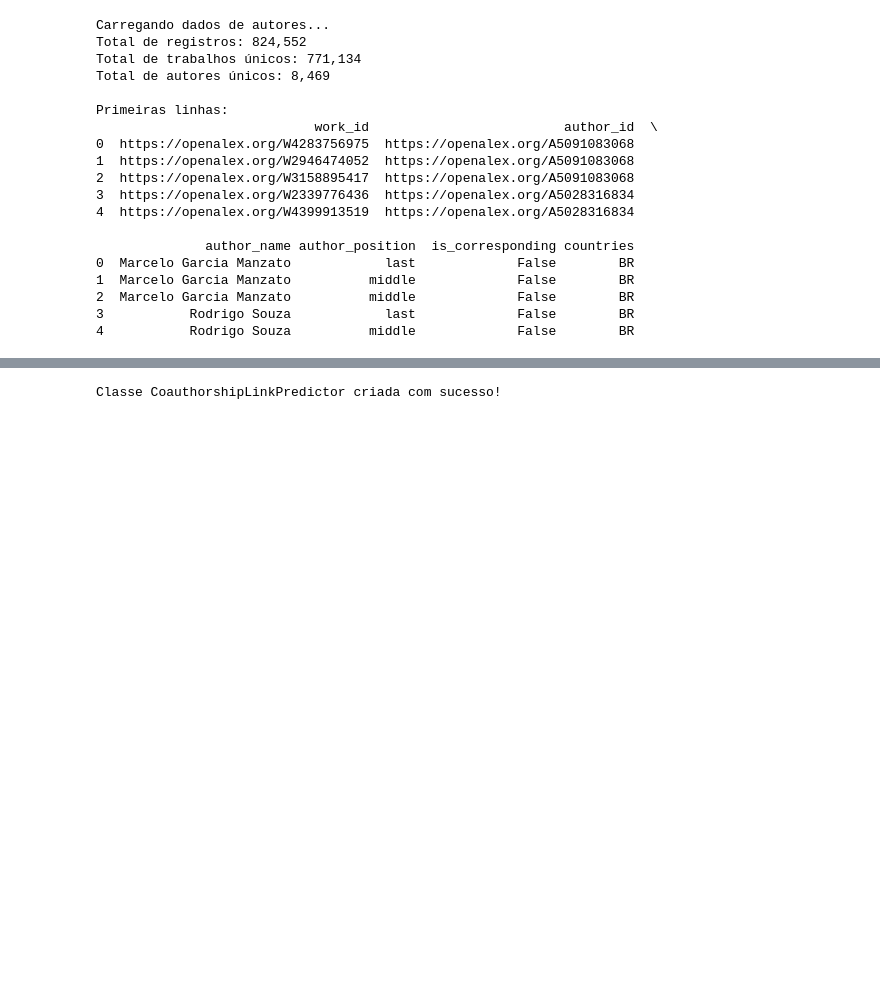
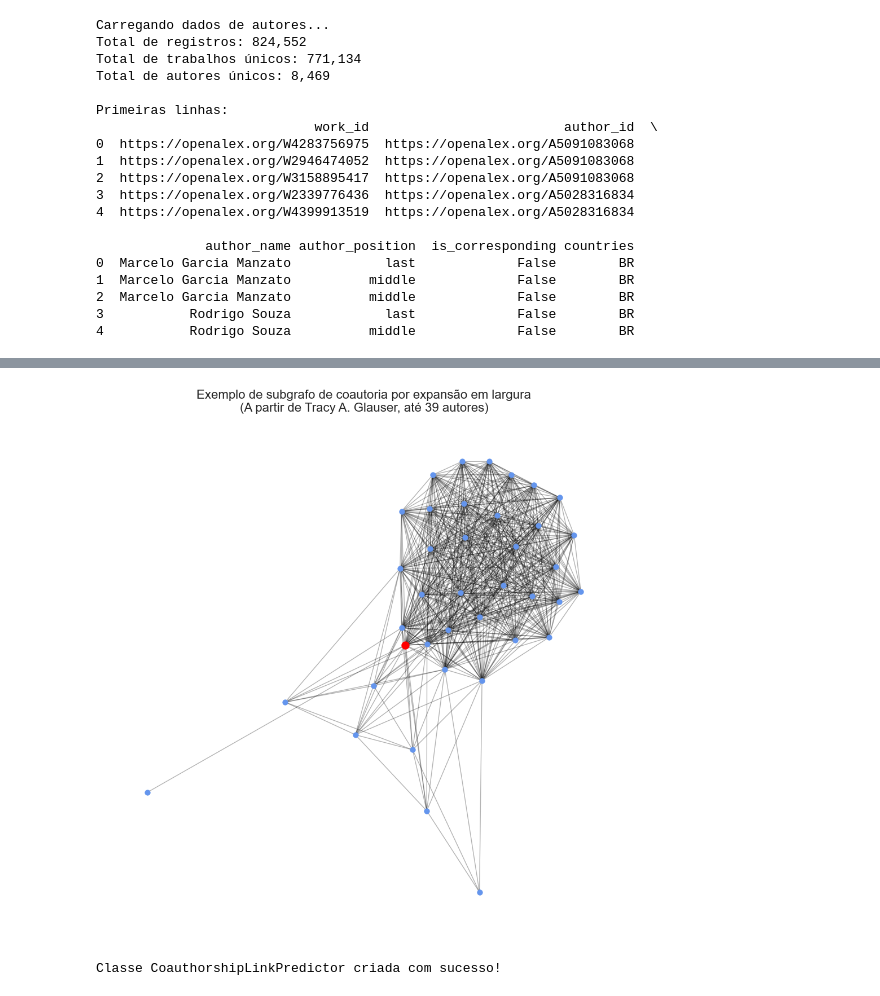
Before and after one commit to BSBContreras/link-prediction, a Jupyter notebook: link_prediction_analysis.ipynb, the cells around one changed output, grey strips where cells are left out. Drawn from its saved outputs; the diff is of its cells as text; code cells hidden in the pictures; blank space fills up the shorter version.

```diff
--- a/link_prediction_analysis.ipynb
+++ b/link_prediction_analysis.ipynb
@@ -106,3 +123,53 @@ Grafo construído:
+# %%
+# Visualizar o grafo de coautoria usando expansão em largura (BFS) a partir de um autor central
+
+import matplotlib.pyplot as plt
+from collections import deque
+
+plt.figure(figsize=(12, 12))
+
+# Parâmetros
+N_EXEMPLO = 50  # Número máximo de nós no subgrafo
+# Defina como quiser o autor de partida — por padrão o maior grau
+if len(G.nodes) == 0:
+    raise ValueError("O grafo está vazio!")
+
+degrees = dict(G.degree())
+start_author = max(degrees, key=degrees.get)  # Autor com maior grau
+
+# Expansão em largura (BFS) a partir do start_author
+visited = set([start_author])
+queue = deque([start_author])
+bfs_nodes = [start_author]
+
+while queue and len(bfs_nodes) < N_EXEMPLO:
+    current = queue.popleft()
+    for neighbor in G.neighbors(current):
+        if neighbor not in visited:
+            visited.add(neighbor)
+            bfs_nodes.append(neighbor)
+            queue.append(neighbor)
+            if len(bfs_nodes) >= N_EXEMPLO:
+                break
+
+subG = G.subgraph(bfs_nodes)
+
+pos = nx.spring_layout(subG, seed=42)
+
+# Desenhar todos os nós em azul primeiro
+nx.draw_networkx_nodes(subG, pos, nodelist=[n for n in subG.nodes if n != start_author], node_size=50, node_color='cornflowerblue')
+
+# Mostrar o nó inicial em VERMELHO
+nx.draw_networkx_nodes(subG, pos, nodelist=[start_author], node_size=100, node_color='red', label='Autor inicial')
+
+nx.draw_networkx_edges(subG, pos, alpha=0.3)
+
+# Não exibir nenhum label nos nós
+plt.title(f'Exemplo de subgrafo de coautoria por expansão em largura\n(A partir de {authors_df.loc[authors_df["author_id"]==start_author, "author_name"].iloc[0]}, até {len(bfs_nodes)} autores)', fontsize=16)
+plt.axis('off')
+plt.show()
+# %% [output]
+[figure, added]
 # %%
 # Classe para predição de links de coautoria
 class CoauthorshipLinkPredictor:
```
Also changed, not shown: parts of 7 cells of this notebook.
